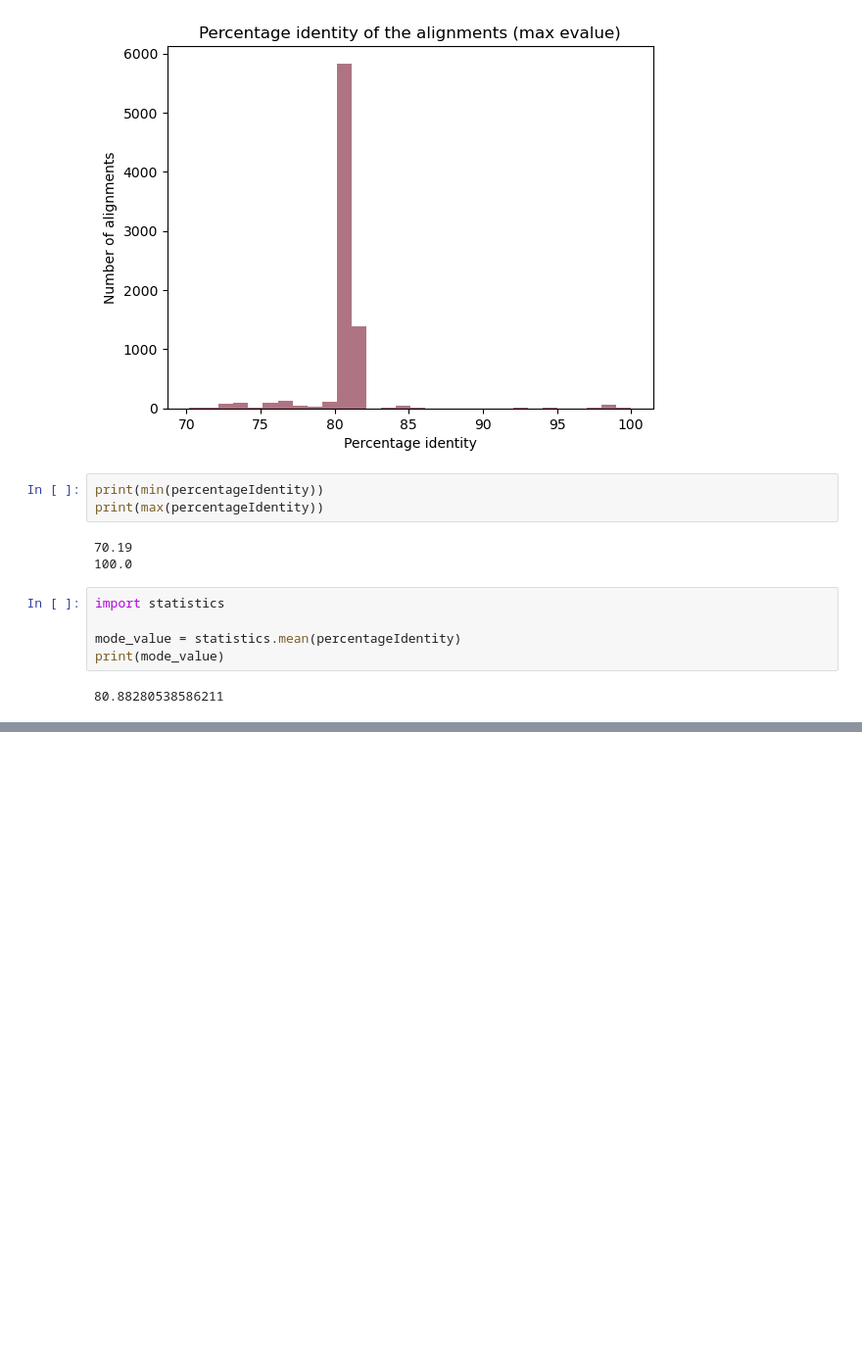
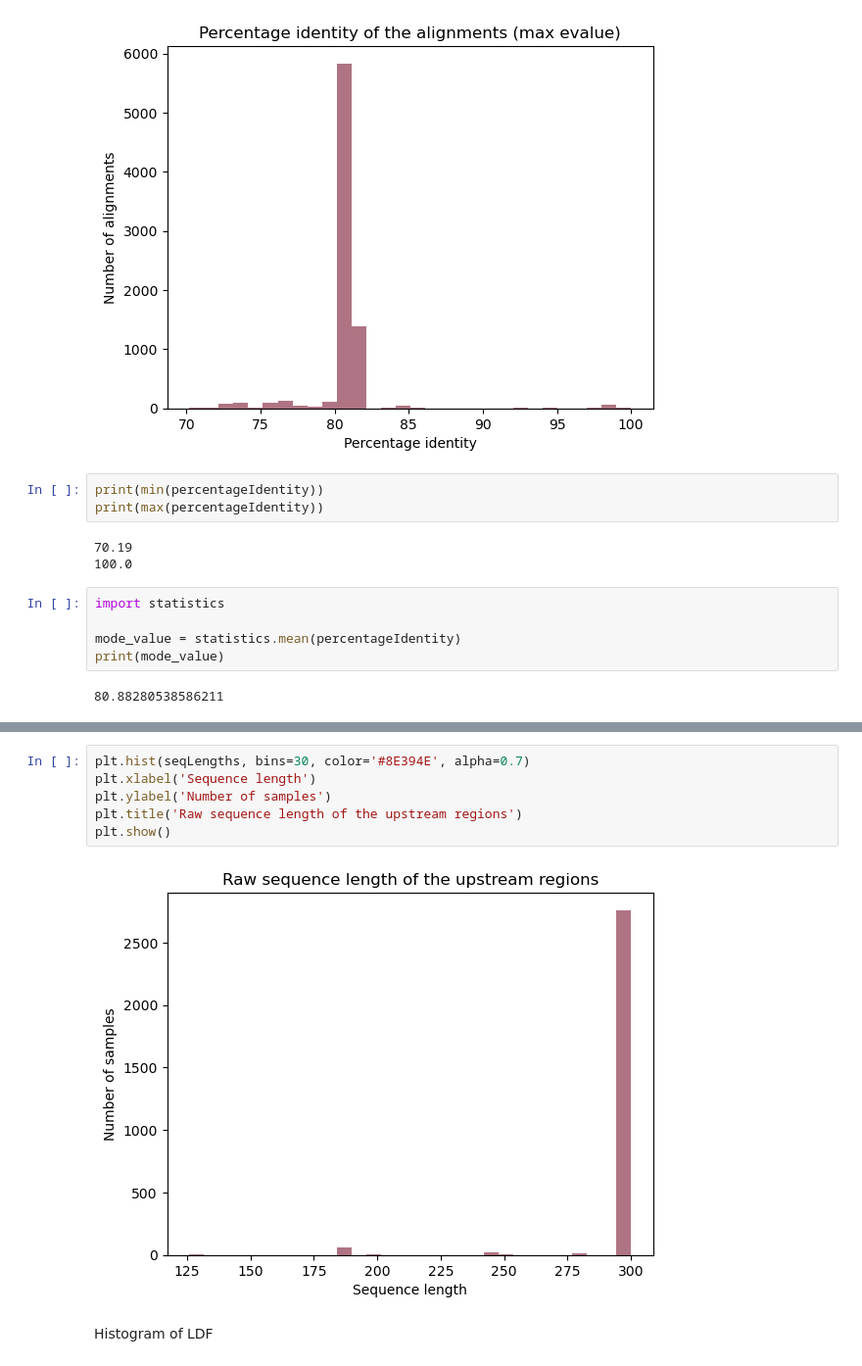
Before and after one commit to Eugenio-Molphe/IroN-project, a Jupyter notebook: Scripts_Results_Report/get_methodological_data.ipynb, the cells around one changed output, grey strips where cells are left out. Shown at 98% size. Saved outputs shown, nothing was run; the diff lists cells and outputs as text; blank space fills up the shorter version.

```diff
--- a/Scripts_Results_Report/get_methodological_data.ipynb
+++ b/Scripts_Results_Report/get_methodological_data.ipynb
@@ -56,0 +148,10 @@ print(mode_value)
+# %%
+plt.hist(seqLengths, bins=30, color='#8E394E', alpha=0.7)
+plt.xlabel('Sequence length')
+plt.ylabel('Number of samples')
+plt.title('Raw sequence length of the upstream regions')
+plt.show()
+# %% [output]
+[figure, added]
+# %% [markdown]
+Histogram of LDF
```
Also changed, not shown: parts of 13 cells of this notebook, 3 other files.
